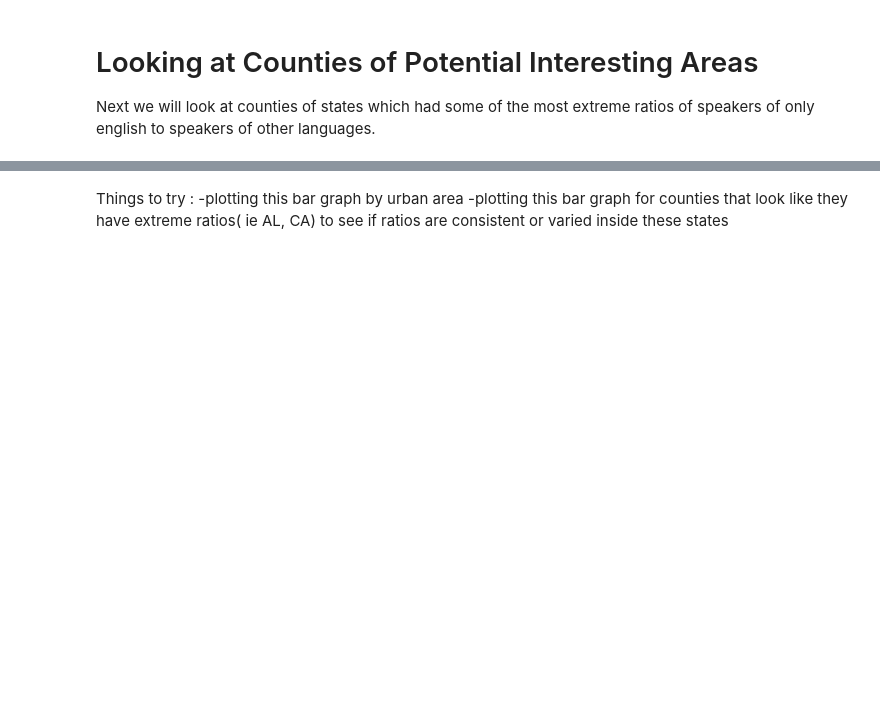
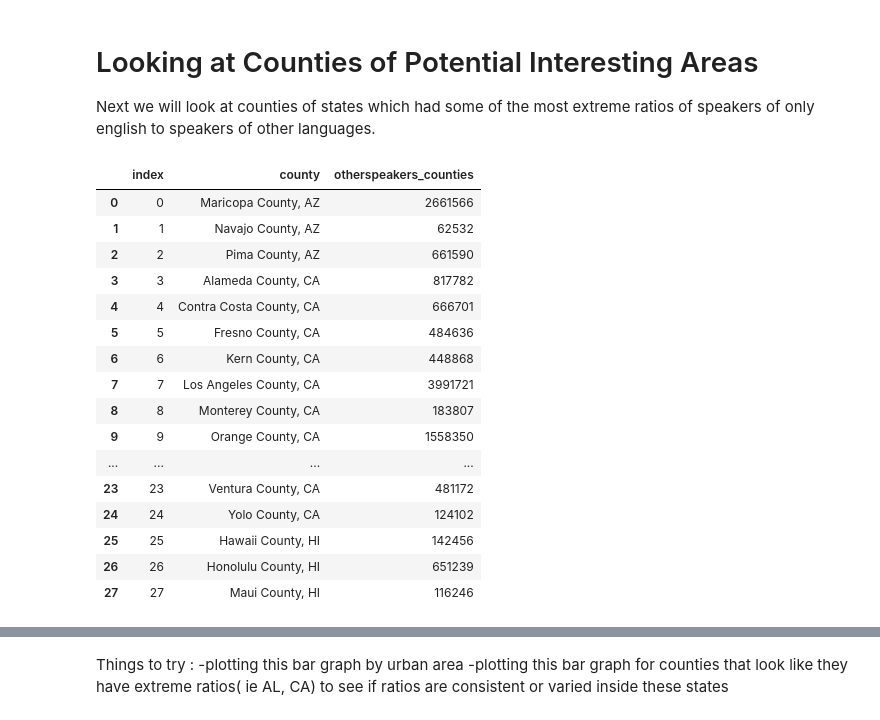
Before and after one commit to AllisonBusa/The-Mother-Tongue-of-US-Communities, a Jupyter notebook: Analysis.ipynb, the cells around one changed output, grey strips where cells are left out. Cells and saved outputs as stored; diff of their text form; code cells hidden in the pictures; blank space fills up the shorter version.

```diff
--- a/Analysis.ipynb
+++ b/Analysis.ipynb
@@ -215,0 +202,30 @@ Next we will look at counties of states which had some of the most extreme ratio
+# %%
+stateswerelookingat = ["AZ", "CA", "HI", "WV"]
+stateswerelookingatfull = ["Arizona", "California", "Hawaii"]
+county = pd.Series()
+otherspeakers_counties = pd.Series()
+txtcounties2009 = "/home/alli/The-Mother-Tongue-of-US-Communities/raw_data/LanguageSpokenatHome_County_2009-2013.xls"
+createCountyDataFrame(otherspeakers_counties, county,stateswerelookingat,txtcounties2009 , 1)
+# %%
+
+otherspeakers2009 = pd.DataFrame(dict(county = county, otherspeakers_counties = otherspeakers_counties)).reset_index()
+# %%
+otherspeakers2009
+# %% [output]
+|  | index | county | otherspeakers_counties |
+| 0 | 0 | Maricopa County, AZ | 2661566 |
+| 1 | 1 | Navajo County, AZ | 62532 |
+| 2 | 2 | Pima County, AZ | 661590 |
+| 3 | 3 | Alameda County, CA | 817782 |
+| 4 | 4 | Contra Costa County, CA | 666701 |
+| 5 | 5 | Fresno County, CA | 484636 |
+| 6 | 6 | Kern County, CA | 448868 |
+| 7 | 7 | Los Angeles County, CA | 3991721 |
+| 8 | 8 | Monterey County, CA | 183807 |
+| 9 | 9 | Orange County, CA | 1558350 |
+| ... | ... | ... | ... |
+| 23 | 23 | Ventura County, CA | 481172 |
+| 24 | 24 | Yolo County, CA | 124102 |
+| 25 | 25 | Hawaii County, HI | 142456 |
+| 26 | 26 | Honolulu County, HI | 651239 |
+| 27 | 27 | Maui County, HI | 116246 |
```
Also changed, not shown: parts of 39 cells of this notebook.
